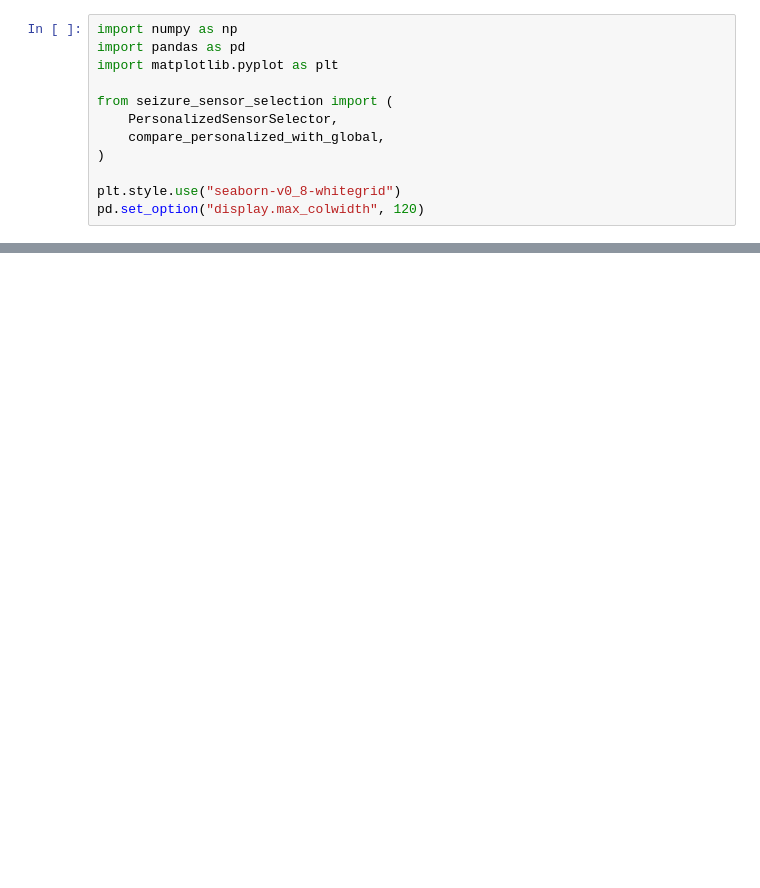
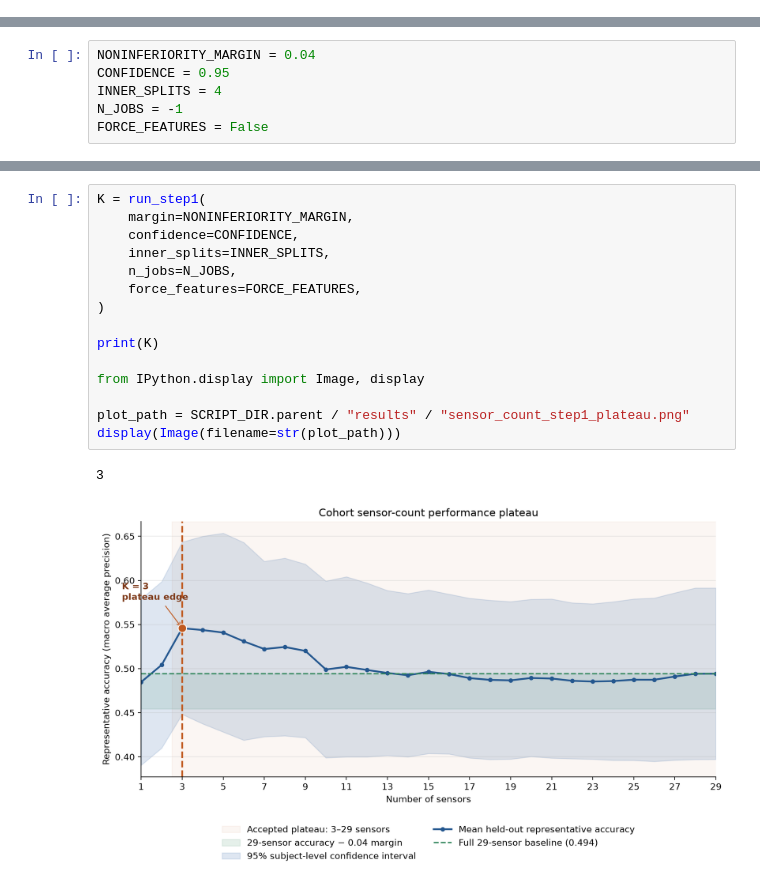
Before and after one commit to ucd-cosmos-data/26-the-optimizers-analysis, a Jupyter notebook: final_project/scripts/seizure_sensor_selection_notebook.ipynb, the cells around one changed output, grey strips where cells are left out. Saved outputs shown, nothing was run; the diff lists cells and outputs as text; blank space fills up the shorter version.

Commit message:
step 1 find k sensors algorithm + channel graphs

```diff
--- a/final_project/scripts/seizure_sensor_selection_notebook.ipynb
+++ b/final_project/scripts/seizure_sensor_selection_notebook.ipynb
@@ -20,12 +0,0 @@ The inner CV folds select sensors and $k$. Untouched outer folds estimate achiev
-# %%
-import numpy as np
-import pandas as pd
-import matplotlib.pyplot as plt
-
-from seizure_sensor_selection import (
-    PersonalizedSensorSelector,
-    compare_personalized_with_global,
-)
-
-plt.style.use("seaborn-v0_8-whitegrid")
-pd.set_option("display.max_colwidth", 120)
@@ -219,0 +63,6 @@ Compare macro-averaged patient metrics so patients with long recordings do not d
+# %%
+NONINFERIORITY_MARGIN = 0.04
+CONFIDENCE = 0.95
+INNER_SPLITS = 4
+N_JOBS = -1
+FORCE_FEATURES = False
@@ -219,0 +99,18 @@ Compare macro-averaged patient metrics so patients with long recordings do not d
+# %%
+K = run_step1(
+    margin=NONINFERIORITY_MARGIN,
+    confidence=CONFIDENCE,
+    inner_splits=INNER_SPLITS,
+    n_jobs=N_JOBS,
+    force_features=FORCE_FEATURES,
+)
+
+print(K)
+
+from IPython.display import Image, display
+
+plot_path = SCRIPT_DIR.parent / "results" / "sensor_count_step1_plateau.png"
+display(Image(filename=str(plot_path)))
+# %% [output]
+3
+[figure, added]
```
Also changed, not shown: parts of 26 cells of this notebook, 55 other files.
